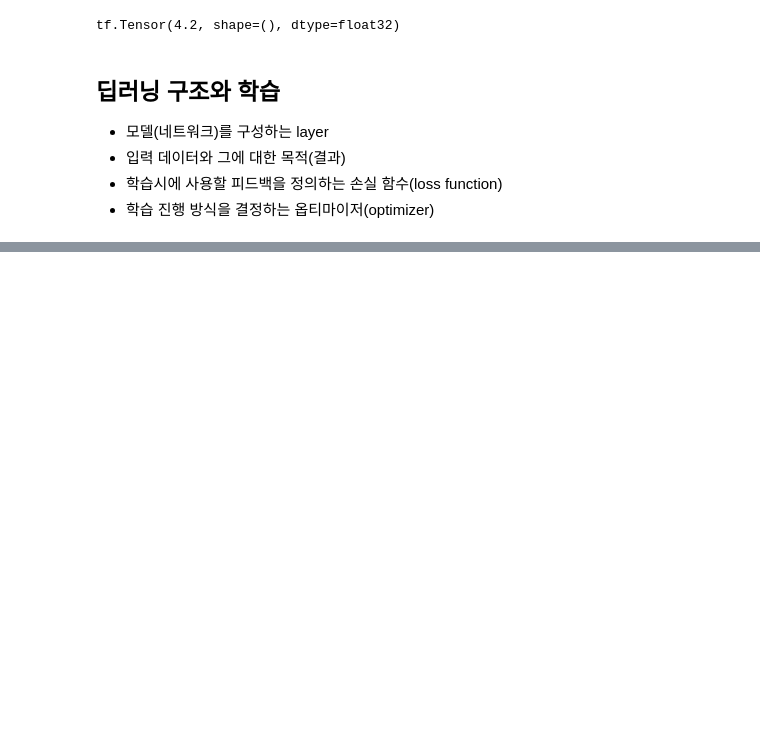
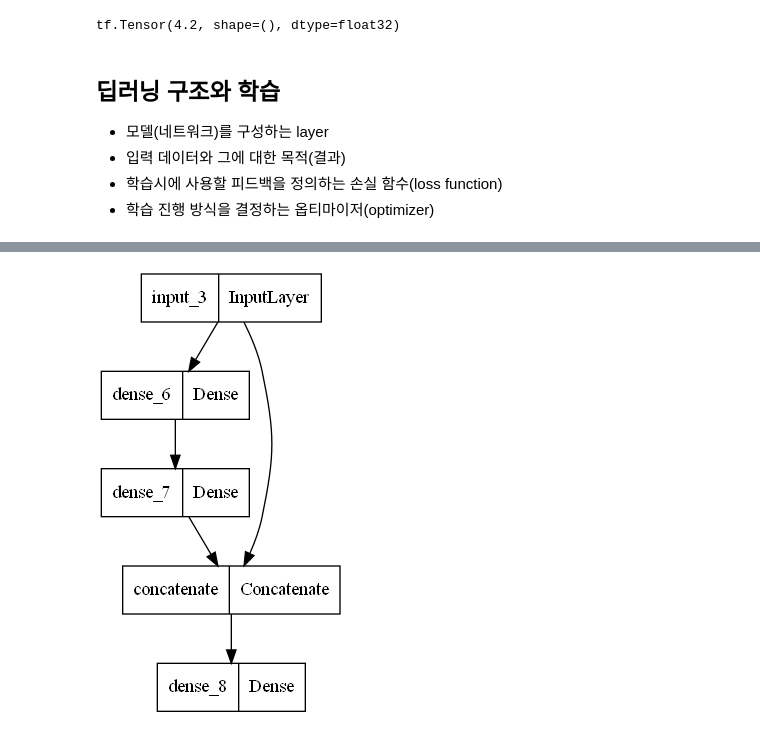
Before and after one commit to jc3wrld999/ML-100Days, a Jupyter notebook: tensorflow.ipynb, the cells around one changed output, grey strips where cells are left out. Saved outputs shown, nothing was run; the diff lists cells and outputs as text; code cells hidden in the pictures; blank space fills up the shorter version.

```diff
--- a/tensorflow.ipynb
+++ b/tensorflow.ipynb
@@ -178,0 +355,11 @@ tf.Tensor(4.2, shape=(), dtype=float32)
+# %%
+from tensorflow.keras.layers import Concatenate
+
+input_layer = Input(shape=(28, 28))
+hidden1 = Dense(100, activation='relu')(input_layer)
+hidden2 = Dense(30, activation='relu')(hidden1)
+concat = Concatenate()([input_layer, hidden2])
+output = Dense(1)(concat)
+
+model = Model(inputs=[input_layer], outputs=[output])
+model.summary()
@@ -178,0 +387,4 @@ tf.Tensor(4.2, shape=(), dtype=float32)
+# %%
+plot_model(model)
+# %% [output]
+[figure, added]
```
Also changed, not shown: parts of 30 cells of this notebook, 1 other file.
